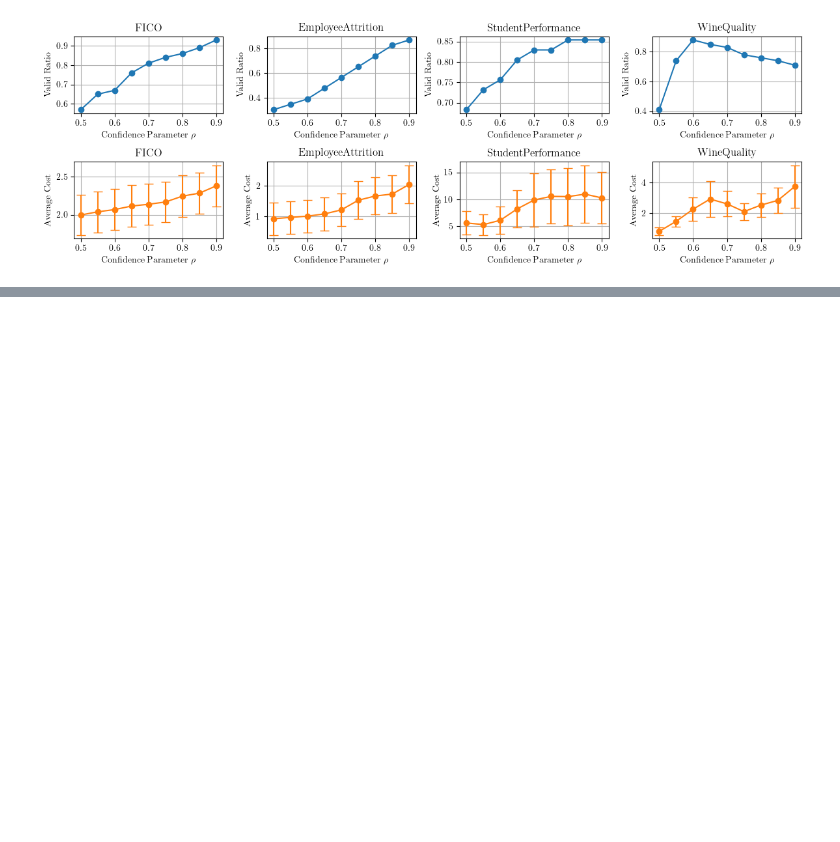
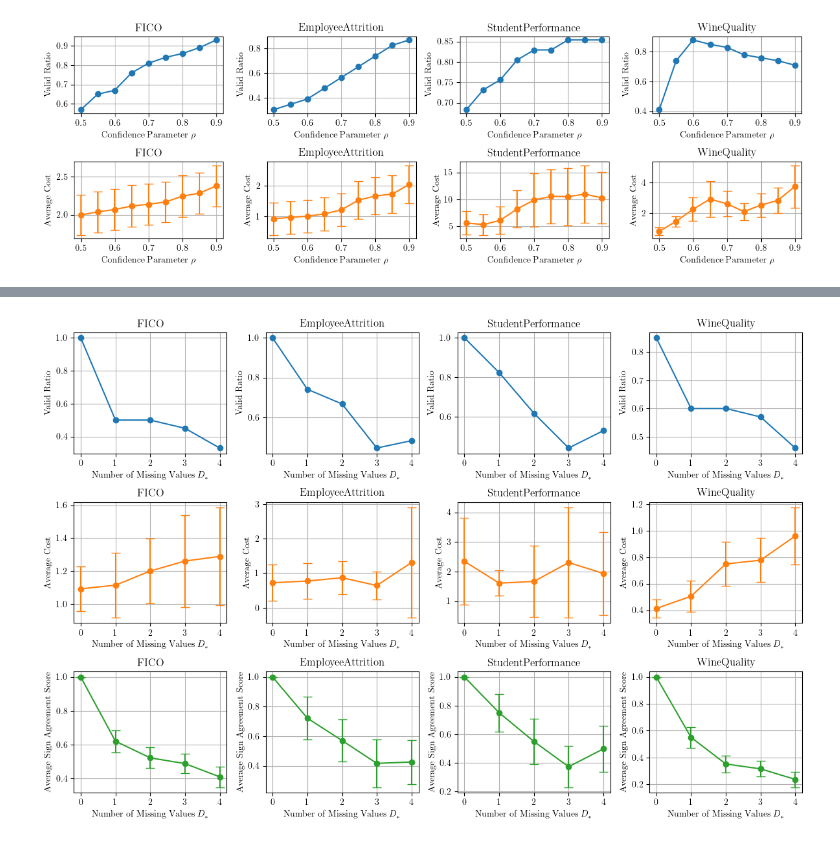
Before and after one commit to kelicht/armin, a Jupyter notebook: plot.ipynb, the cells around one changed output, grey strips where cells are left out. Drawn from its saved outputs; the diff is of its cells as text; code cells hidden in the pictures; blank space fills up the shorter version.

```diff
--- a/plot.ipynb
+++ b/plot.ipynb
@@ -419,0 +419,39 @@ plt.savefig('./fig/appendix/sens_sampling.pdf', bbox_inches='tight', pad_inches=
+# %%
+fig = plt.figure(figsize=(12, 8))
+N_MISSINGS = [0, 1, 2, 3, 4]
+
+for i, dataset in enumerate(DATASETS):
+    df = pd.read_csv('./res/X/gbdt_{}_TLPS.csv'.format(dataset))
+
+    plt.subplot(3, len(DATASETS), i + 1)
+    valid_mean = df.groupby('n_missing')['valid'].mean().values
+    plt.plot(N_MISSINGS, valid_mean, marker='o', c='tab:blue')
+    plt.xlabel(r'Number of Missing Values $D_{\ast}$')
+    plt.ylabel('Valid Ratio')
+    plt.title('{}'.format(DATASETS_FULL[dataset]))
+    plt.grid()
+
+    plt.subplot(3, len(DATASETS), len(DATASETS) + i + 1)
+    cost_mean = df.groupby('n_missing')['cost'].mean().values
+    cost_ci = [confidence_interval(df[df.n_missing == n_missing]['cost'].values) for n_missing in N_MISSINGS]
+    plt.errorbar(N_MISSINGS, cost_mean, cost_ci, marker='o', capsize=5, c='tab:orange')
+    plt.xlabel(r'Number of Missing Values $D_{\ast}$')
+    plt.ylabel('Average Cost')
+    plt.title('{}'.format(DATASETS_FULL[dataset]))
+    plt.grid()
+
+    plt.subplot(3, len(DATASETS), 2 * len(DATASETS) + i + 1)
+    sas_mean = df.groupby('n_missing')['sign_agreement'].mean().values
+    sas_ci = [confidence_interval(df[df.n_missing == n_missing]['sign_agreement'].values) for n_missing in N_MISSINGS]
+    plt.errorbar(N_MISSINGS, sas_mean, sas_ci, marker='o', capsize=5, c='tab:green')
+    plt.xlabel(r'Number of Missing Values $D_{\ast}$')
+    plt.ylabel('Average Sign Agreement Score')
+    plt.title('{}'.format(DATASETS_FULL[dataset]))
+    plt.grid()
+
+plt.tight_layout()
+
+plt.savefig('./fig/appendix/gbdt.png', bbox_inches='tight', pad_inches=0.01)
+plt.savefig('./fig/appendix/gbdt.pdf', bbox_inches='tight', pad_inches=0.01)
+# %% [output]
+[figure, added]
```
Also changed, not shown: parts of 2 cells of this notebook, 19 other files.
